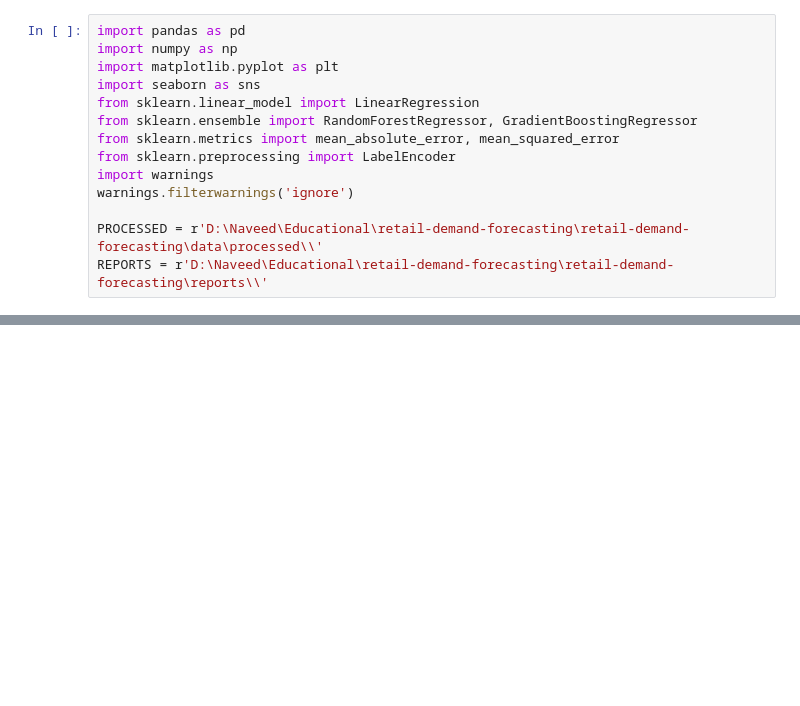
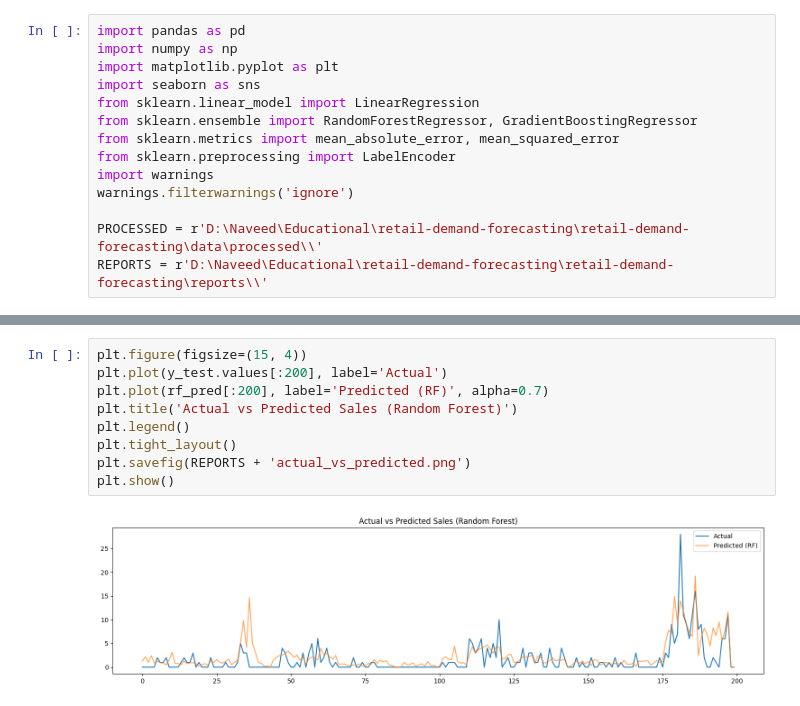
Before and after one commit to naveed8606/retail-demand-forecasting, a Jupyter notebook: 03_Models.ipynb, the cells around one changed output, grey strips where cells are left out. Drawn from its saved outputs; the diff is of its cells as text; blank space fills up the shorter version.

```diff
--- a/03_Models.ipynb
+++ b/03_Models.ipynb
@@ -20,0 +126,11 @@ FileNotFoundError: [Errno 2] No such file or directory: 'D:\\Naveed\\Educational
+# %%
+plt.figure(figsize=(15, 4))
+plt.plot(y_test.values[:200], label='Actual')
+plt.plot(rf_pred[:200], label='Predicted (RF)', alpha=0.7)
+plt.title('Actual vs Predicted Sales (Random Forest)')
+plt.legend()
+plt.tight_layout()
+plt.savefig(REPORTS + 'actual_vs_predicted.png')
+plt.show()
+# %% [output]
+[figure, added]
```
Also changed, not shown: parts of 8 cells of this notebook, 3 other files.
